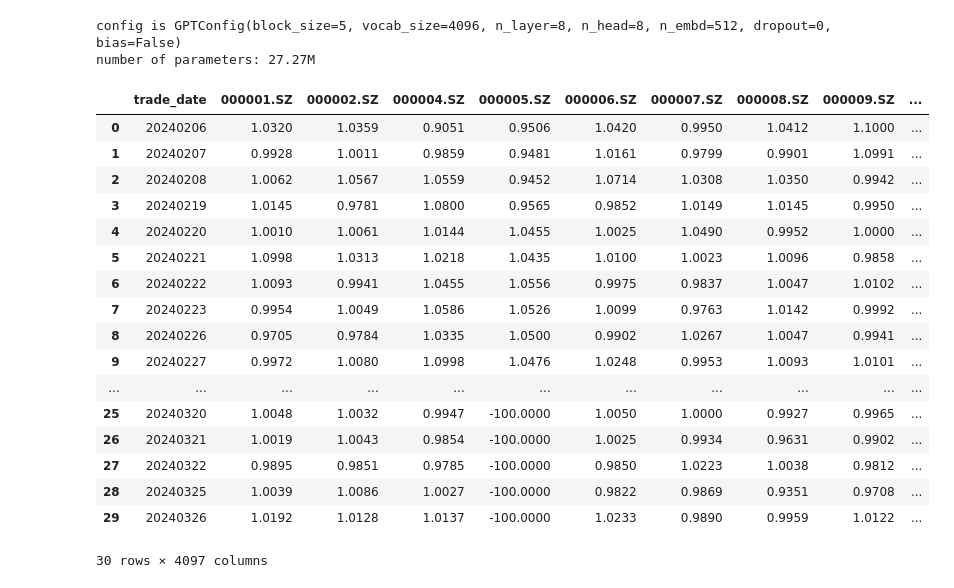
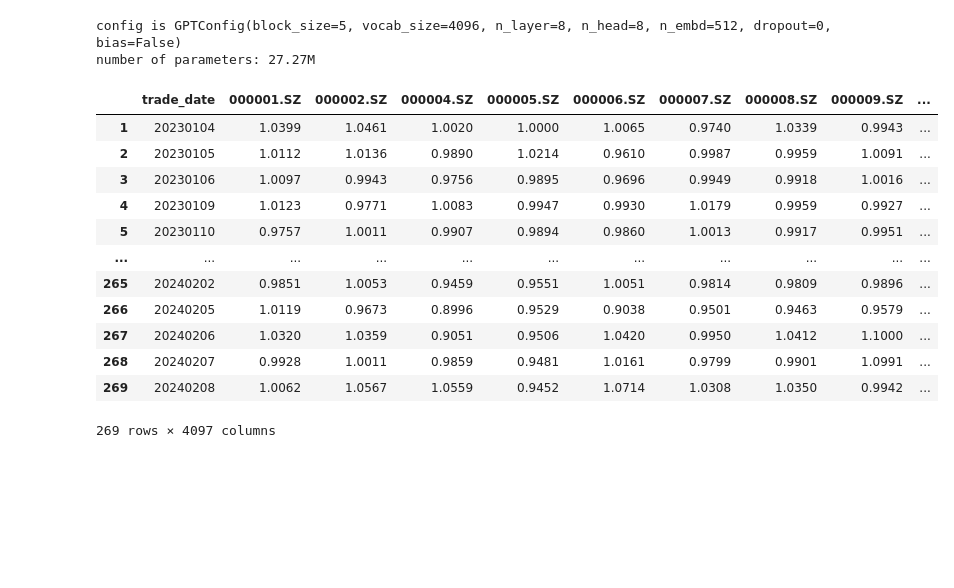
Before and after one commit to ren545457803/nanoGPT, a Jupyter notebook: sample.ipynb, the cells around one changed output. Saved outputs shown, nothing was run; the diff lists cells and outputs as text; code cells hidden in the pictures; blank space fills up the shorter version.

```diff
--- a/sample.ipynb
+++ b/sample.ipynb
@@ -45,48 +45,45 @@ if init_from == 'resume':
     unwanted_prefix = '_orig_mod.'
     for k,v in list(state_dict.items()):
         if k.startswith(unwanted_prefix):
             state_dict[k[len(unwanted_prefix):]] = state_dict.pop(k)
     model.load_state_dict(state_dict)
 
 
 model.eval()
 model.to(device)
 
 
 datadir = os.path.join('data', 'stock')
 
 # meta数据
 meta = {}
 with open(os.path.join(datadir, 'meta.pkl'), 'r') as f:
     meta = json.load(f)
     meta_vocab_size = meta['vocab_size']
     meta_vocab_size = 4096
 def decode(id):
     return meta['itos'][str(id)]
+def decode_arr(ids):
+    return [decode(id) for id in ids]
 def encode(s):
     return [meta['stoi'][c] for c in s]
 
 pd_train_data = pd.read_csv(os.path.join(datadir, 'train.csv')).iloc[1:,:meta_vocab_size+1]
 pd_val_data = pd.read_csv(os.path.join(datadir, 'val.csv')).iloc[:,:meta_vocab_size+1]
-pd_val_data
+pd_train_data
 # %% [output]
 config is GPTConfig(block_size=5, vocab_size=4096, n_layer=8, n_head=8, n_embd=512, dropout=0, bias=False)
 number of parameters: 27.27M
 |  | trade_date | 000001.SZ | 000002.SZ | 000004.SZ | 000005.SZ | 000006.SZ | 000007.SZ | 000008.SZ | 000009.SZ | ... |
-| 0 | 20240206 | 1.0320 | 1.0359 | 0.9051 | 0.9506 | 1.0420 | 0.9950 | 1.0412 | 1.1000 | ... |
-| 1 | 20240207 | 0.9928 | 1.0011 | 0.9859 | 0.9481 | 1.0161 | 0.9799 | 0.9901 | 1.0991 | ... |
-| 2 | 20240208 | 1.0062 | 1.0567 | 1.0559 | 0.9452 | 1.0714 | 1.0308 | 1.0350 | 0.9942 | ... |
-| 3 | 20240219 | 1.0145 | 0.9781 | 1.0800 | 0.9565 | 0.9852 | 1.0149 | 1.0145 | 0.9950 | ... |
-| 4 | 20240220 | 1.0010 | 1.0061 | 1.0144 | 1.0455 | 1.0025 | 1.0490 | 0.9952 | 1.0000 | ... |
-| 5 | 20240221 | 1.0998 | 1.0313 | 1.0218 | 1.0435 | 1.0100 | 1.0023 | 1.0096 | 0.9858 | ... |
-| 6 | 20240222 | 1.0093 | 0.9941 | 1.0455 | 1.0556 | 0.9975 | 0.9837 | 1.0047 | 1.0102 | ... |
-| 7 | 20240223 | 0.9954 | 1.0049 | 1.0586 | 1.0526 | 1.0099 | 0.9763 | 1.0142 | 0.9992 | ... |
-| 8 | 20240226 | 0.9705 | 0.9784 | 1.0335 | 1.0500 | 0.9902 | 1.0267 | 1.0047 | 0.9941 | ... |
-| 9 | 20240227 | 0.9972 | 1.0080 | 1.0998 | 1.0476 | 1.0248 | 0.9953 | 1.0093 | 1.0101 | ... |
+| 1 | 20230104 | 1.0399 | 1.0461 | 1.0020 | 1.0000 | 1.0065 | 0.9740 | 1.0339 | 0.9943 | ... |
+| 2 | 20230105 | 1.0112 | 1.0136 | 0.9890 | 1.0214 | 0.9610 | 0.9987 | 0.9959 | 1.0091 | ... |
+| 3 | 20230106 | 1.0097 | 0.9943 | 0.9756 | 0.9895 | 0.9696 | 0.9949 | 0.9918 | 1.0016 | ... |
+| 4 | 20230109 | 1.0123 | 0.9771 | 1.0083 | 0.9947 | 0.9930 | 1.0179 | 0.9959 | 0.9927 | ... |
+| 5 | 20230110 | 0.9757 | 1.0011 | 0.9907 | 0.9894 | 0.9860 | 1.0013 | 0.9917 | 0.9951 | ... |
 | ... | ... | ... | ... | ... | ... | ... | ... | ... | ... | ... |
-| 25 | 20240320 | 1.0048 | 1.0032 | 0.9947 | -100.0000 | 1.0050 | 1.0000 | 0.9927 | 0.9965 | ... |
-| 26 | 20240321 | 1.0019 | 1.0043 | 0.9854 | -100.0000 | 1.0025 | 0.9934 | 0.9631 | 0.9902 | ... |
-| 27 | 20240322 | 0.9895 | 0.9851 | 0.9785 | -100.0000 | 0.9850 | 1.0223 | 1.0038 | 0.9812 | ... |
-| 28 | 20240325 | 1.0039 | 1.0086 | 1.0027 | -100.0000 | 0.9822 | 0.9869 | 0.9351 | 0.9708 | ... |
-| 29 | 20240326 | 1.0192 | 1.0128 | 1.0137 | -100.0000 | 1.0233 | 0.9890 | 0.9959 | 1.0122 | ... |
+| 265 | 20240202 | 0.9851 | 1.0053 | 0.9459 | 0.9551 | 1.0051 | 0.9814 | 0.9809 | 0.9896 | ... |
+| 266 | 20240205 | 1.0119 | 0.9673 | 0.8996 | 0.9529 | 0.9038 | 0.9501 | 0.9463 | 0.9579 | ... |
+| 267 | 20240206 | 1.0320 | 1.0359 | 0.9051 | 0.9506 | 1.0420 | 0.9950 | 1.0412 | 1.1000 | ... |
+| 268 | 20240207 | 0.9928 | 1.0011 | 0.9859 | 0.9481 | 1.0161 | 0.9799 | 0.9901 | 1.0991 | ... |
+| 269 | 20240208 | 1.0062 | 1.0567 | 1.0559 | 0.9452 | 1.0714 | 1.0308 | 1.0350 | 0.9942 | ... |
-30 rows × 4097 columns
+269 rows × 4097 columns
```
Also changed, not shown: parts of 6 cells of this notebook, 2 other files.
